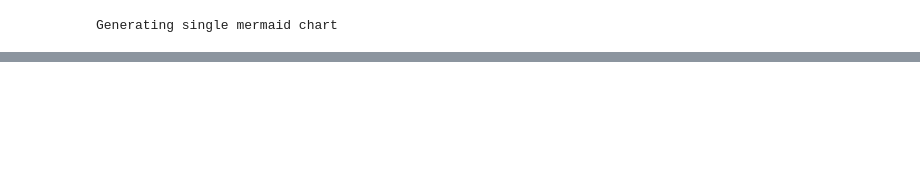
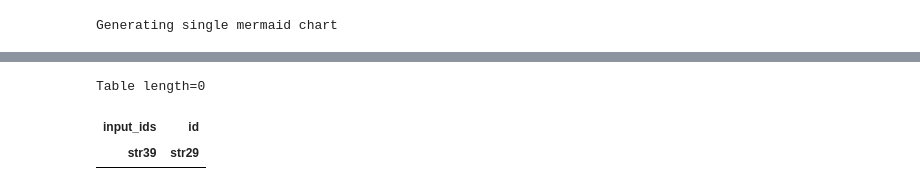
Before and after one commit to JoshuaDreier/ExoplanetCrossmatcher, a Jupyter notebook: notebooks/emc_enrichment_coverage.ipynb, the cells around one changed output, grey strips where cells are left out. Drawn from its saved outputs; the diff is of its cells as text; code cells hidden in the pictures; blank space fills up the shorter version.

```diff
--- a/notebooks/emc_enrichment_coverage.ipynb
+++ b/notebooks/emc_enrichment_coverage.ipynb
@@ -596,0 +697,9 @@ plt.show()
+# %%
+from crossmatching import Crossmatcher, EMCCatalog, EMCIdSupplier
+
+cme = Crossmatcher(EMCCatalog(), EMCIdSupplier())
+cme.load_alternate_ids(emc["exo-mercat_name"], from_file="./input/exo-mercat.csv")
+# %% [output]
+Table length=0
+| input_ids | id |
+| str39 | str29 |
```
Also changed, not shown: parts of 6 cells of this notebook, 7 other files.
